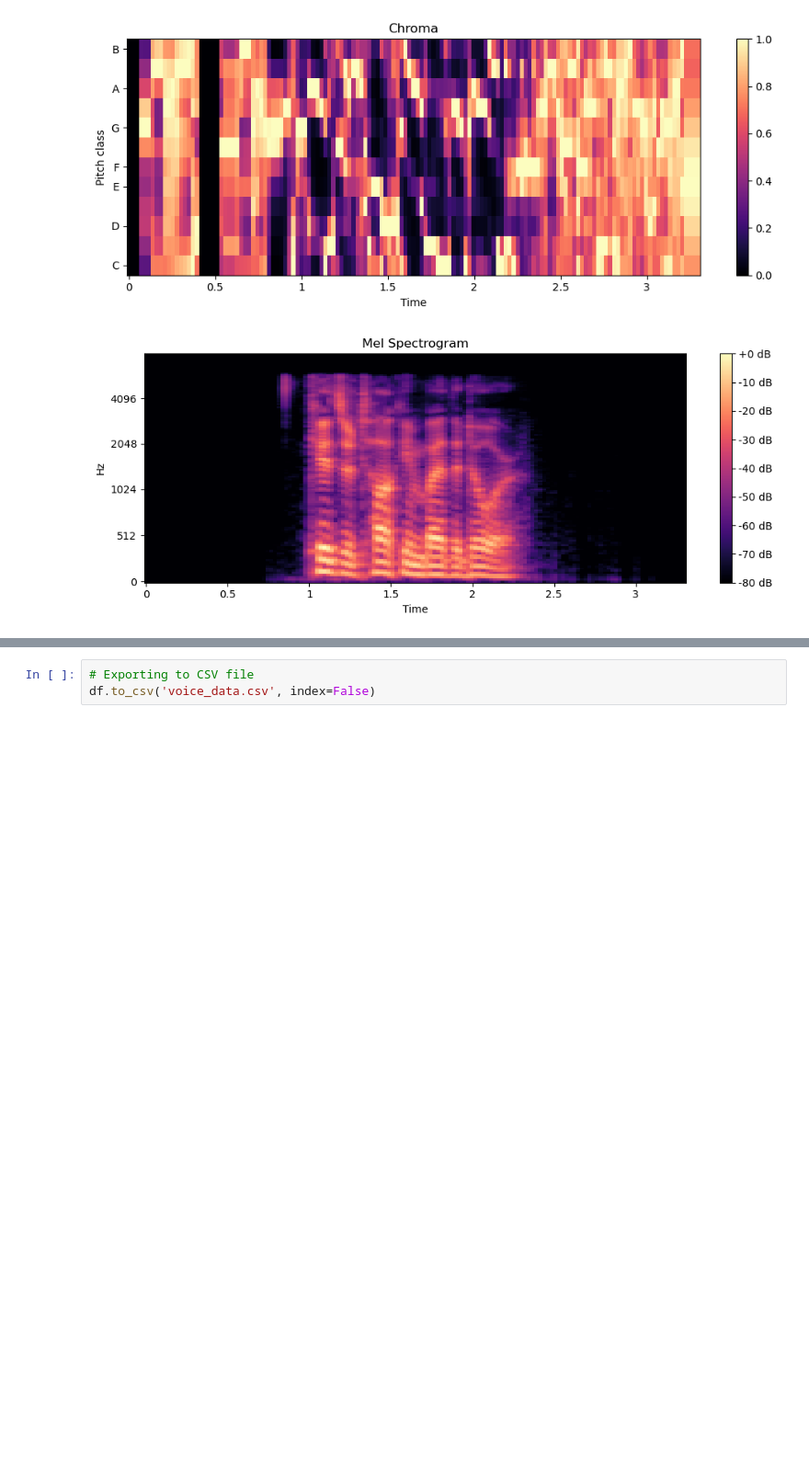
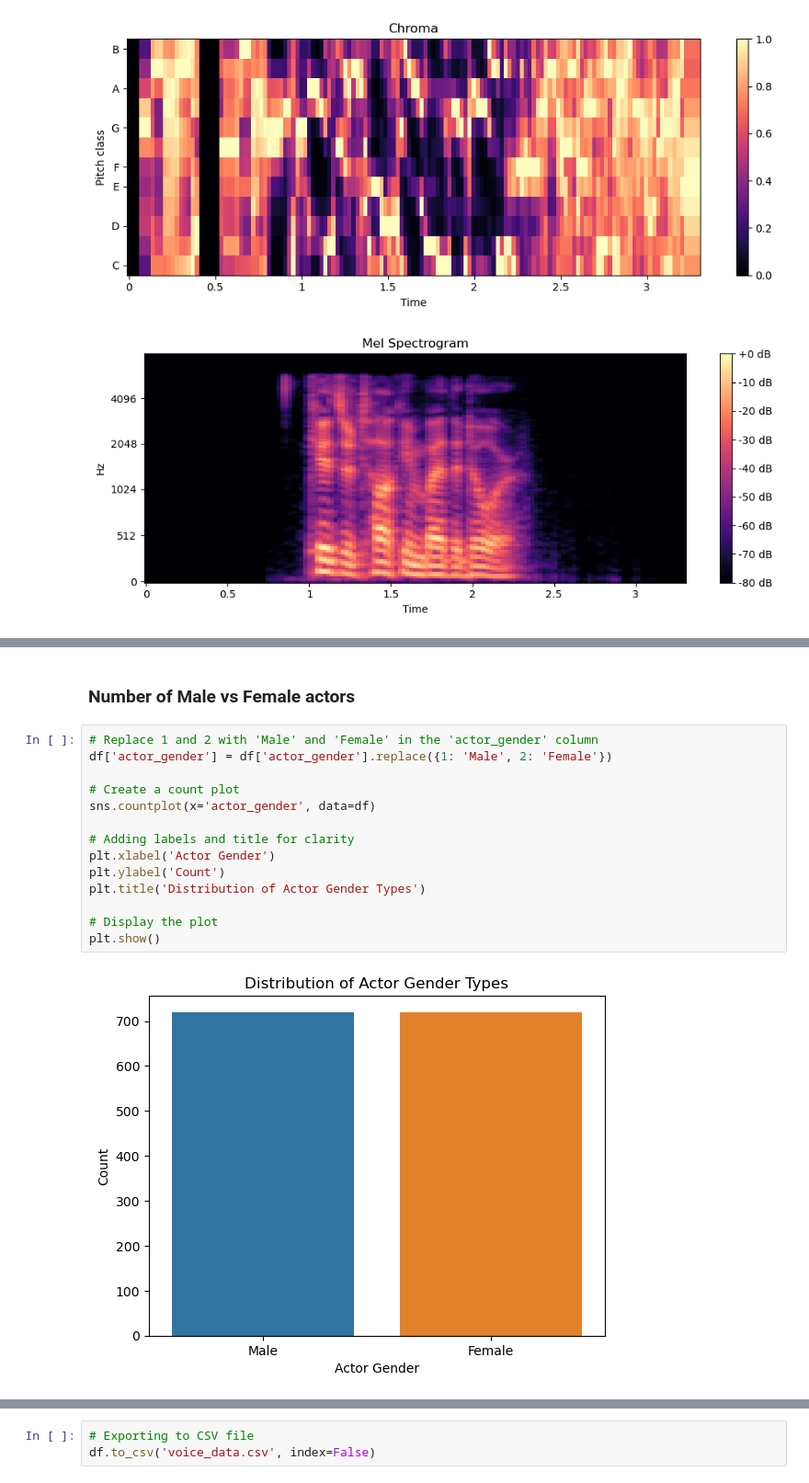
Before and after one commit to Impingere/Projects, a Jupyter notebook: 18.6.1 Capstone Two - Data Wrangling/Capstone 2 - Data Wrangling.ipynb, the cells around one changed output, grey strips where cells are left out. Shown at 92% size. Drawn from its saved outputs; the diff is of its cells as text; blank space fills up the shorter version.

```diff
--- a/18.6.1 Capstone Two - Data Wrangling/Capstone 2 - Data Wrangling.ipynb
+++ b/18.6.1 Capstone Two - Data Wrangling/Capstone 2 - Data Wrangling.ipynb
@@ -227,0 +377,18 @@ print(df.head())
+# %% [markdown]
+### Number of Male vs Female actors<a id='Number_of_Male_vs_Female_actors'></a>
+# %%
+# Replace 1 and 2 with 'Male' and 'Female' in the 'actor_gender' column
+df['actor_gender'] = df['actor_gender'].replace({1: 'Male', 2: 'Female'})
+
+# Create a count plot
+sns.countplot(x='actor_gender', data=df)
+
+# Adding labels and title for clarity
+plt.xlabel('Actor Gender')
+plt.ylabel('Count')
+plt.title('Distribution of Actor Gender Types')
+
+# Display the plot
+plt.show()
+# %% [output]
+[figure, added]
```
Also changed, not shown: parts of 39 cells of this notebook, 1 other file.
